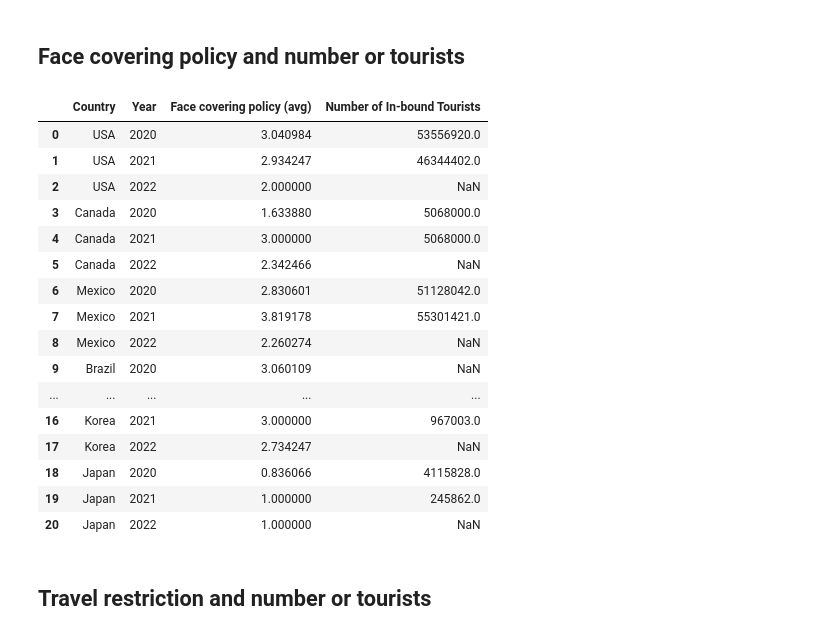
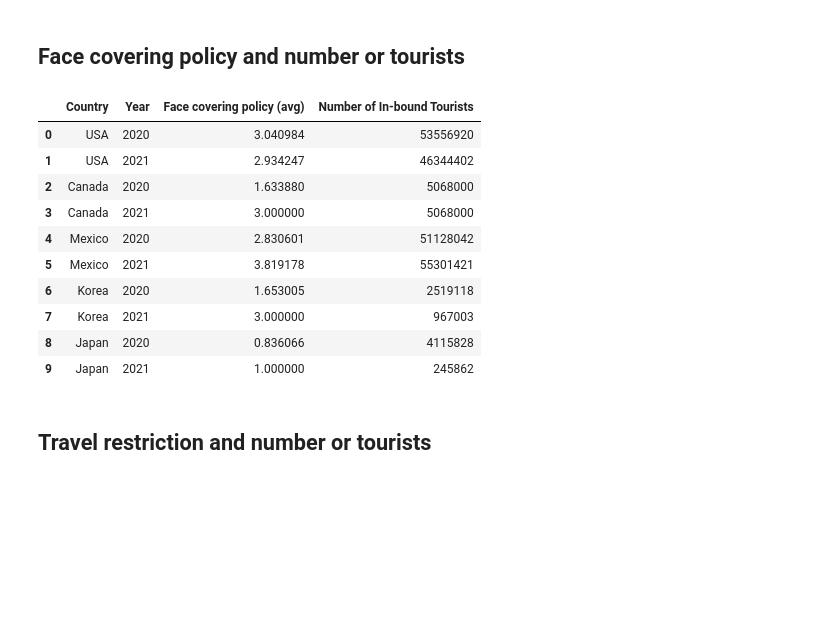
Before and after one commit to GrandChampion/Econ323-Final-project, a Jupyter notebook: main.ipynb, the cells around one changed output. Saved outputs shown, nothing was run; the diff lists cells and outputs as text; code cells hidden in the pictures; blank space fills up the shorter version.

```diff
--- a/main.ipynb
+++ b/main.ipynb
@@ -136,73 +136,63 @@ mexico2022FaceCoveringPolicy = rawFaceCoveringData.loc[(
 brazil2020FaceCoveringPolicy = rawFaceCoveringData.loc[(
     rawFaceCoveringData["Entity"] == "Brazil")].iloc[:366]["facial_coverings"].mean()
 brazil2021FaceCoveringPolicy = rawFaceCoveringData.loc[(
     rawFaceCoveringData["Entity"] == "Brazil")].iloc[366:731]["facial_coverings"].mean()
 brazil2022FaceCoveringPolicy = rawFaceCoveringData.loc[(
     rawFaceCoveringData["Entity"] == "Brazil")].iloc[731:1096]["facial_coverings"].mean()
 china2020FaceCoveringPolicy = rawFaceCoveringData.loc[(
     rawFaceCoveringData["Entity"] == "China")].iloc[:366]["facial_coverings"].mean()
 china2021FaceCoveringPolicy = rawFaceCoveringData.loc[(
     rawFaceCoveringData["Entity"] == "China")].iloc[366:731]["facial_coverings"].mean()
 china2022FaceCoveringPolicy = rawFaceCoveringData.loc[(
     rawFaceCoveringData["Entity"] == "China")].iloc[731:1096]["facial_coverings"].mean()
 korea2020FaceCoveringPolicy = rawFaceCoveringData.loc[(
     rawFaceCoveringData["Entity"] == "South Korea")].iloc[:366]["facial_coverings"].mean()
 korea2021FaceCoveringPolicy = rawFaceCoveringData.loc[(
     rawFaceCoveringData["Entity"] == "South Korea")].iloc[366:731]["facial_coverings"].mean()
 korea2022FaceCoveringPolicy = rawFaceCoveringData.loc[(
     rawFaceCoveringData["Entity"] == "South Korea")].iloc[731:1096]["facial_coverings"].mean()
 japan2020FaceCoveringPolicy = rawFaceCoveringData.loc[(
     rawFaceCoveringData["Entity"] == "Japan")].iloc[:366]["facial_coverings"].mean()
 japan2021FaceCoveringPolicy = rawFaceCoveringData.loc[(
     rawFaceCoveringData["Entity"] == "Japan")].iloc[366:731]["facial_coverings"].mean()
 japan2022FaceCoveringPolicy = rawFaceCoveringData.loc[(
     rawFaceCoveringData["Entity"] == "Japan")].iloc[731:1096]["facial_coverings"].mean()
 
 fcpDataFrame = pd.DataFrame({
-    "Country": ["USA", "USA", "USA", "Canada", "Canada", "Canada", "Mexico", "Mexico",
-                "Mexico", "Brazil", "Brazil", "Brazil", "China", "China", "China",
-                "Korea", "Korea", "Korea", "Japan", "Japan", "Japan"],
-    "Year": [2020, 2021, 2022,
-             2020, 2021, 2022,
-             2020, 2021, 2022,
-             2020, 2021, 2022,
-             2020, 2021, 2022,
-             2020, 2021, 2022,
-             2020, 2021, 2022],
-    "Face covering policy (avg)": [us2020FaceCoveringPolicy, us2021FaceCoveringPolicy, us2022FaceCoveringPolicy,
-                                   canada2020FaceCoveringPolicy, canada2021FaceCoveringPolicy, canada2022FaceCoveringPolicy,
-                                   mexico2020FaceCoveringPolicy, mexico2021FaceCoveringPolicy, mexico2022FaceCoveringPolicy,
-                                   brazil2020FaceCoveringPolicy, brazil2021FaceCoveringPolicy, brazil2022FaceCoveringPolicy,
-                                   china2020FaceCoveringPolicy, china2021FaceCoveringPolicy, china2022FaceCoveringPolicy,
-                                   korea2020FaceCoveringPolicy, korea2021FaceCoveringPolicy, korea2022FaceCoveringPolicy,
-                                   japan2020FaceCoveringPolicy, japan2021FaceCoveringPolicy, japan2022FaceCoveringPolicy],
-    "Number of In-bound Tourists": [us2020Tourism, us2021Tourism, None,
-                                    canada2020Tourism, canada2020Tourism, None,
-                                    mexico2020Tourism, mexico2021Tourism, None,
-                                    None, None, None,
-                                    None, None, None,
-                                    korea2020Tourism, korea2021Tourism, None,
-                                    japan2020Tourism, japan2021Tourism, None]
+    "Country": ["USA", "USA",
+                "Canada", "Canada",
+                "Mexico", "Mexico",
+                "Korea", "Korea",
+                "Japan", "Japan"],
+    "Year": [2020, 2021,
+             2020, 2021,
+             2020, 2021,
+             2020, 2021,
+             2020, 2021],
+    "Face covering policy (avg)": [us2020FaceCoveringPolicy, us2021FaceCoveringPolicy,
+                                   canada2020FaceCoveringPolicy, canada2021FaceCoveringPolicy,
+                                   mexico2020FaceCoveringPolicy, mexico2021FaceCoveringPolicy,
+                                   korea2020FaceCoveringPolicy, korea2021FaceCoveringPolicy,
+                                   japan2020FaceCoveringPolicy, japan2021FaceCoveringPolicy],
+    "Number of In-bound Tourists": [us2020Tourism, us2021Tourism,
+                                    canada2020Tourism, canada2020Tourism,
+                                    mexico2020Tourism, mexico2021Tourism,
+                                    korea2020Tourism, korea2021Tourism,
+                                    japan2020Tourism, japan2021Tourism]
 })
 fcpDataFrame
 # %% [output]
 |  | Country | Year | Face covering policy (avg) | Number of In-bound Tourists |
-| 0 | USA | 2020 | 3.040984 | 53556920.0 |
-| 1 | USA | 2021 | 2.934247 | 46344402.0 |
-| 2 | USA | 2022 | 2.000000 | NaN |
-| 3 | Canada | 2020 | 1.633880 | 5068000.0 |
-| 4 | Canada | 2021 | 3.000000 | 5068000.0 |
-| 5 | Canada | 2022 | 2.342466 | NaN |
-| 6 | Mexico | 2020 | 2.830601 | 51128042.0 |
-| 7 | Mexico | 2021 | 3.819178 | 55301421.0 |
-| 8 | Mexico | 2022 | 2.260274 | NaN |
-| 9 | Brazil | 2020 | 3.060109 | NaN |
-| ... | ... | ... | ... | ... |
-| 16 | Korea | 2021 | 3.000000 | 967003.0 |
-| 17 | Korea | 2022 | 2.734247 | NaN |
-| 18 | Japan | 2020 | 0.836066 | 4115828.0 |
-| 19 | Japan | 2021 | 1.000000 | 245862.0 |
-| 20 | Japan | 2022 | 1.000000 | NaN |
+| 0 | USA | 2020 | 3.040984 | 53556920 |
+| 1 | USA | 2021 | 2.934247 | 46344402 |
+| 2 | Canada | 2020 | 1.633880 | 5068000 |
+| 3 | Canada | 2021 | 3.000000 | 5068000 |
+| 4 | Mexico | 2020 | 2.830601 | 51128042 |
+| 5 | Mexico | 2021 | 3.819178 | 55301421 |
+| 6 | Korea | 2020 | 1.653005 | 2519118 |
+| 7 | Korea | 2021 | 3.000000 | 967003 |
+| 8 | Japan | 2020 | 0.836066 | 4115828 |
+| 9 | Japan | 2021 | 1.000000 | 245862 |
 # %% [markdown]
 ## **Travel restriction and number or tourists**
 # %%
```
Also changed, not shown: parts of 1 cell of this notebook, 1 other file.
